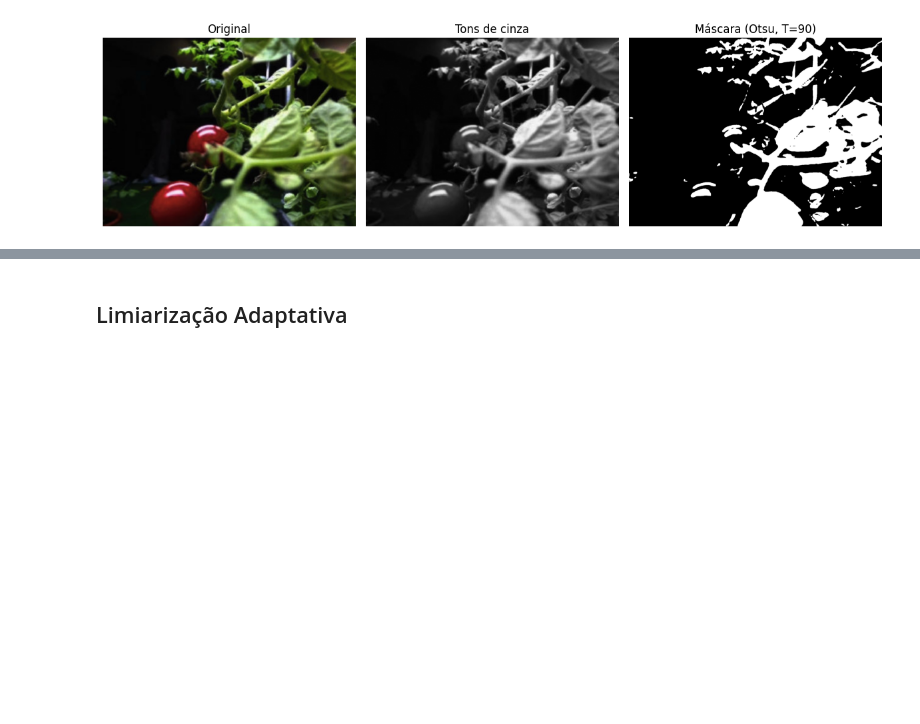
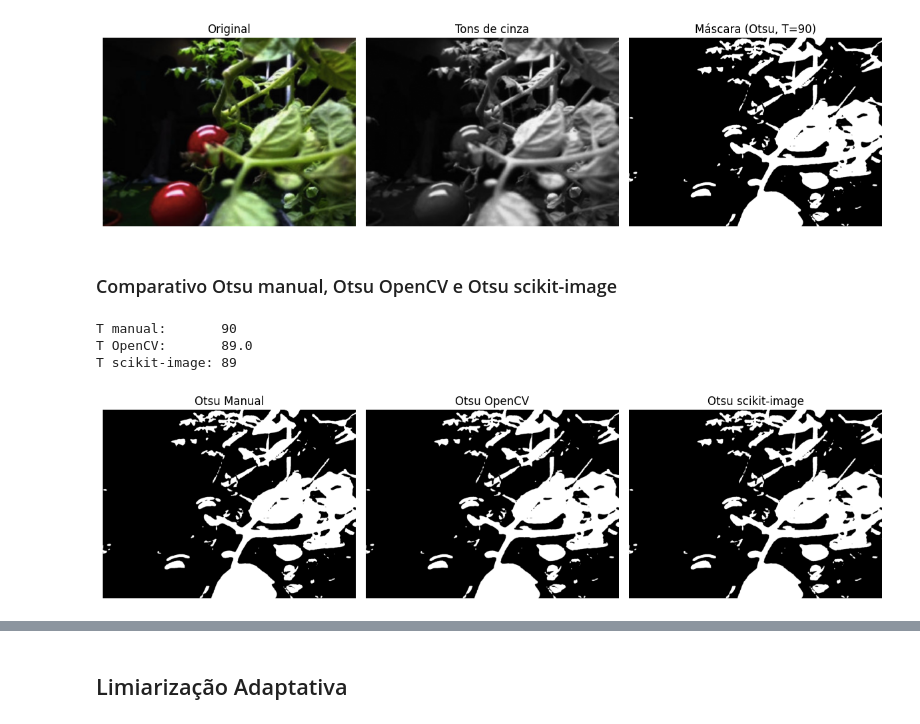
Before and after one commit to m9tzin/segmentation-cvis, a Jupyter notebook: notebook/atividade_segmentacao.ipynb, the cells around one changed output, grey strips where cells are left out. Cells and saved outputs as stored; diff of their text form; code cells hidden in the pictures; blank space fills up the shorter version.

Commit message:
feat: add success and failure cases for different images and compare manual Otsu with OpenCV/scikit-image

```diff
--- a/notebook/atividade_segmentacao.ipynb
+++ b/notebook/atividade_segmentacao.ipynb
@@ -119,3 +150,25 @@ show_side_by_side(
 Limiar de Otsu: 90
 [figure]
 [figure]
+# %% [markdown]
+### Comparativo Otsu manual, Otsu OpenCV e Otsu scikit-image
+# %%
+t_manual = otsu_threshold(img_gray)
+t_cv, mask_cv = cv2.threshold(img_gray, 0, 255, cv2.THRESH_BINARY + cv2.THRESH_OTSU)
+t_ski = threshold_otsu(img_gray)
+mask_ski = (img_gray >= t_ski).astype(np.uint8) * 255
+mask_manual = (img_gray >= t_manual).astype(np.uint8) * 255
+
+print(f"T manual:       {t_manual}")
+print(f"T OpenCV:       {t_cv}")
+print(f"T scikit-image: {t_ski}")
+
+show_side_by_side(
+    [mask_manual, mask_cv, mask_ski],
+    ["Otsu Manual", "Otsu OpenCV", "Otsu scikit-image"]
+)
+# %% [output]
+T manual:       90
+T OpenCV:       89.0
+T scikit-image: 89
+[figure, added]
```
Also changed, not shown: parts of 5 cells of this notebook, 2 other files.
